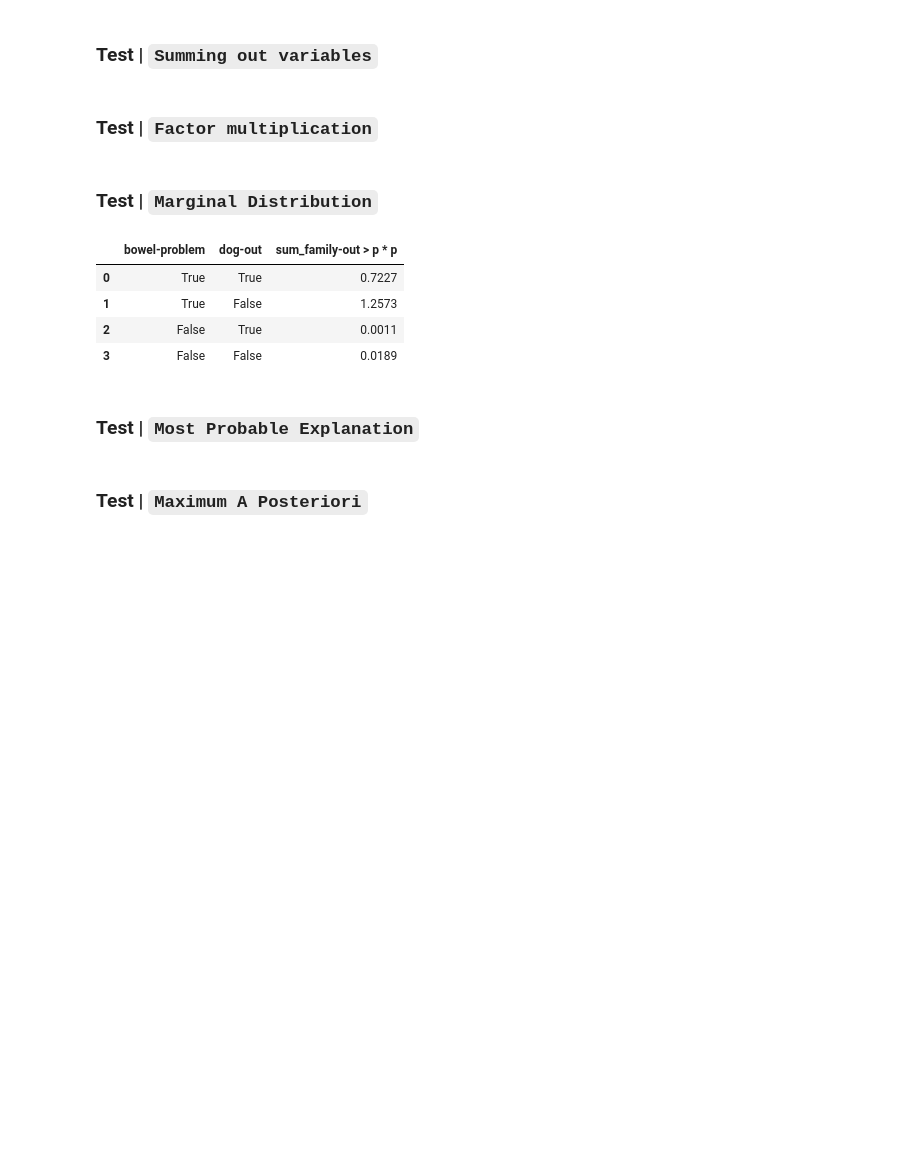
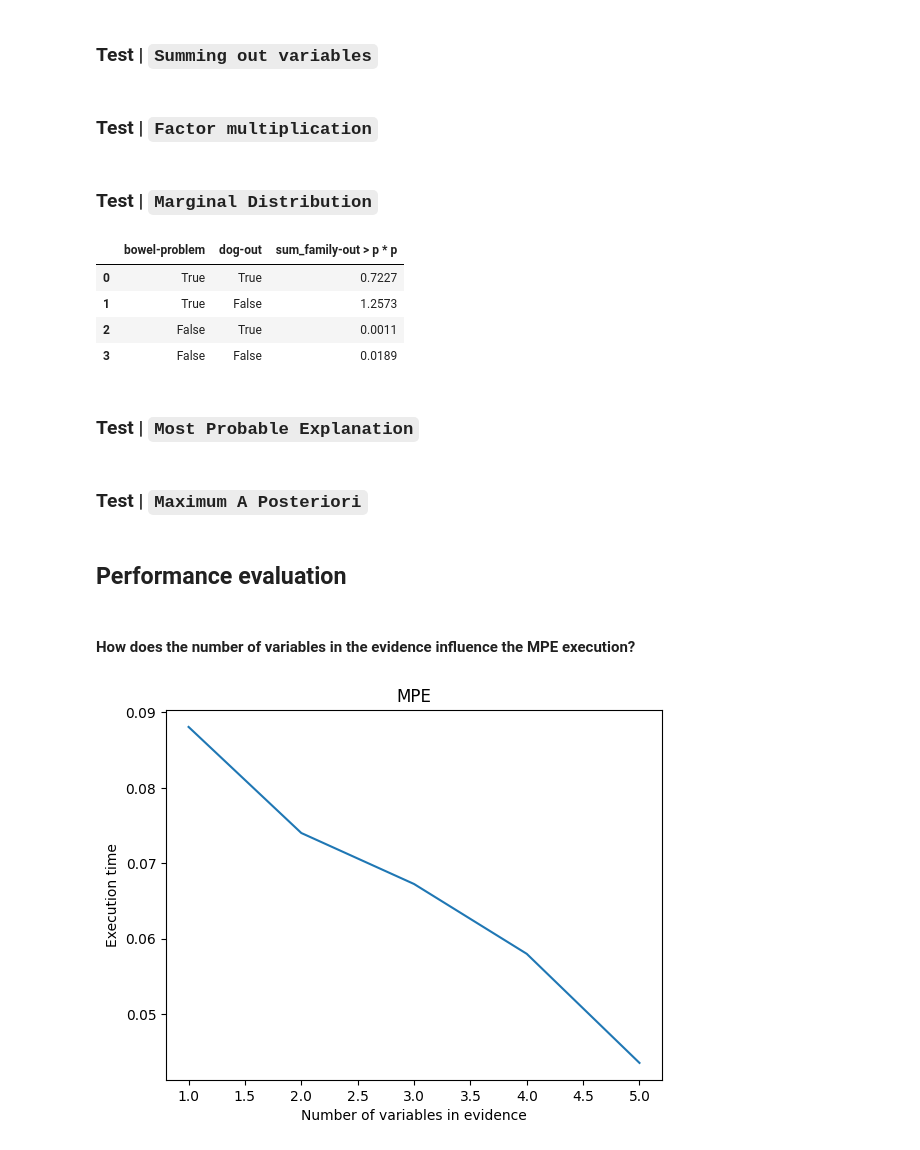
Before and after one commit to alexandru-dochian/bayesian_networks, a Jupyter notebook: Main.ipynb, the cells around one changed output. Drawn from its saved outputs; the diff is of its cells as text; code cells hidden in the pictures; blank space fills up the shorter version.

```diff
--- a/Main.ipynb
+++ b/Main.ipynb
@@ -162,0 +168,34 @@ assert actual == expected
+# %% [markdown]
+## Performance evaluation
+# %%
+import matplotlib.pyplot as plt
+
+def get_time(function, **kwargs):
+    start_time = time.time()
+    function(**kwargs)
+    return time.time() - start_time
+
+files = ["testing/dog_problem.BIFXML", "testing/lecture_example.BIFXML", "testing/lecture_example2.BIFXML"]
+# %% [markdown]
+#### How does the number of variables in the evidence influence the MPE execution?
+# %%
+import matplotlib.pyplot as plt
+
+problem.bn.get_all_variables()
+
+e = {}
+time_data = []
+labels = []
+
+for variable in problem.bn.get_all_variables():
+    e.update({variable : True})
+    time_data.append(get_time(problem.compute_mpe, e=e))
+    labels.append(len(e.keys()))
+
+plt.plot(labels, time_data)
+plt.xlabel("Number of variables in evidence")
+plt.ylabel("Execution time")
+plt.title("MPE")
+plt.show()
+# %% [output]
+[figure, added]
```
Also changed, not shown: parts of 10 cells of this notebook, 1 other file.
